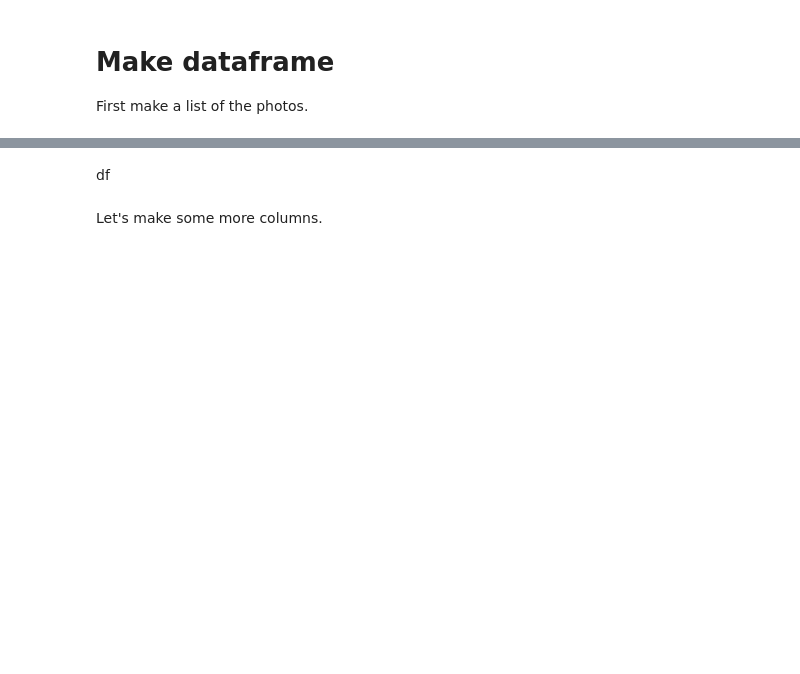
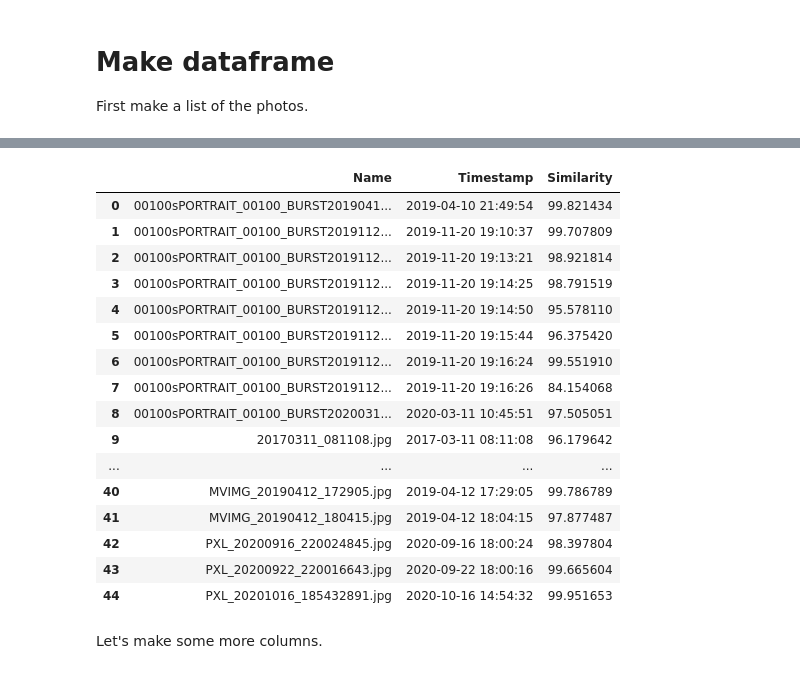
Before and after one commit to Rorn001/350course-material, a Jupyter notebook: CourseAssets/project-template/project-generate_dataframe_example.ipynb, the cells around one changed output, grey strips where cells are left out. Saved outputs shown, nothing was run; the diff lists cells and outputs as text; code cells hidden in the pictures; blank space fills up the shorter version.

```diff
--- a/CourseAssets/project-template/project-generate_dataframe_example.ipynb
+++ b/CourseAssets/project-template/project-generate_dataframe_example.ipynb
@@ -187,7 +187,25 @@ df
 # %%
 df['Similarity'] = [extract_similarity(photo) for photo in df['Name']]
-# %% [markdown]
-df
+# %%
+df
+# %% [output]
+|  | Name | Timestamp | Similarity |
+| 0 | 00100sPORTRAIT_00100_BURST2019041... | 2019-04-10 21:49:54 | 99.821434 |
+| 1 | 00100sPORTRAIT_00100_BURST2019112... | 2019-11-20 19:10:37 | 99.707809 |
+| 2 | 00100sPORTRAIT_00100_BURST2019112... | 2019-11-20 19:13:21 | 98.921814 |
+| 3 | 00100sPORTRAIT_00100_BURST2019112... | 2019-11-20 19:14:25 | 98.791519 |
+| 4 | 00100sPORTRAIT_00100_BURST2019112... | 2019-11-20 19:14:50 | 95.578110 |
+| 5 | 00100sPORTRAIT_00100_BURST2019112... | 2019-11-20 19:15:44 | 96.375420 |
+| 6 | 00100sPORTRAIT_00100_BURST2019112... | 2019-11-20 19:16:24 | 99.551910 |
+| 7 | 00100sPORTRAIT_00100_BURST2019112... | 2019-11-20 19:16:26 | 84.154068 |
+| 8 | 00100sPORTRAIT_00100_BURST2020031... | 2020-03-11 10:45:51 | 97.505051 |
+| 9 | 20170311_081108.jpg | 2017-03-11 08:11:08 | 96.179642 |
+| ... | ... | ... | ... |
+| 40 | MVIMG_20190412_172905.jpg | 2019-04-12 17:29:05 | 99.786789 |
+| 41 | MVIMG_20190412_180415.jpg | 2019-04-12 18:04:15 | 97.877487 |
+| 42 | PXL_20200916_220024845.jpg | 2020-09-16 18:00:24 | 98.397804 |
+| 43 | PXL_20200922_220016643.jpg | 2020-09-22 18:00:16 | 99.665604 |
+| 44 | PXL_20201016_185432891.jpg | 2020-10-16 14:54:32 | 99.951653 |
 # %% [markdown]
 Let's make some more columns.
 # %%
```
Also changed, not shown: parts of 7 cells of this notebook, 1 other file.
